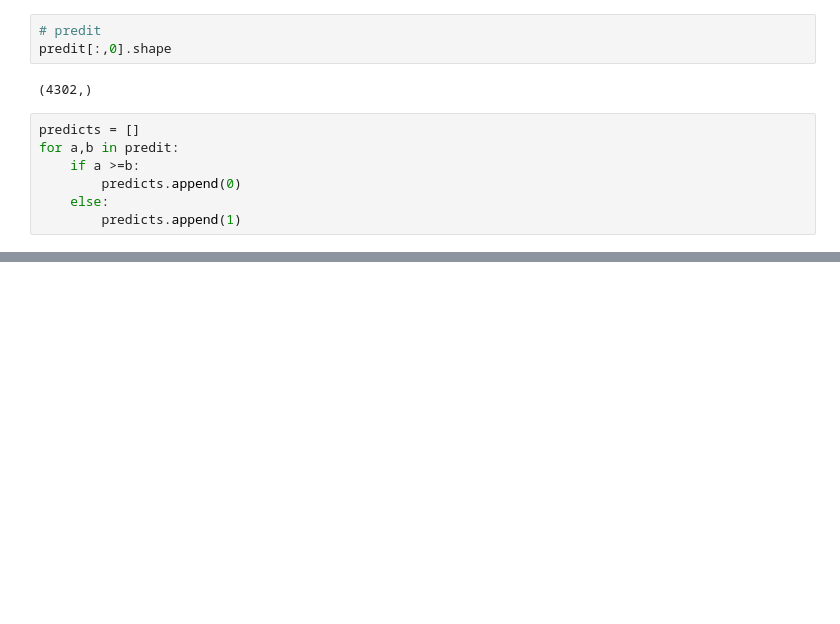
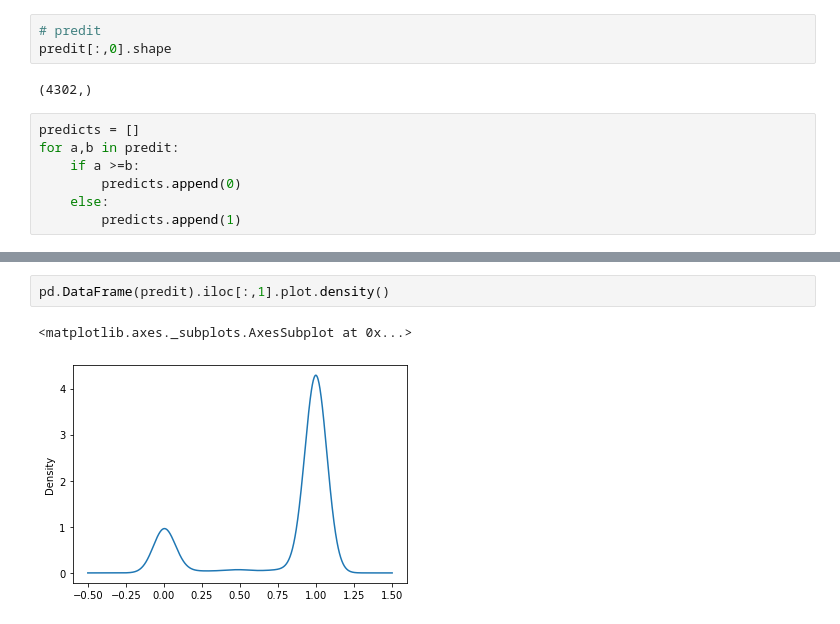
Before and after one commit to aminkhod/DDI-Project, a Jupyter notebook: Predicting and understanding comprehensive drug-drug/CNN on triple DDI.ipynb, the cells around one changed output, grey strips where cells are left out. Drawn from its saved outputs; the diff is of its cells as text; blank space fills up the shorter version.

```diff
--- a/Predicting and understanding comprehensive drug-drug/CNN on triple DDI.ipynb
+++ b/Predicting and understanding comprehensive drug-drug/CNN on triple DDI.ipynb
@@ -279,0 +281,5 @@ The tick2On function was deprecated in Matplotlib 3.1 and will be removed in 3.3
+# %%
+pd.DataFrame(predit).iloc[:,1].plot.density()
+# %% [output]
+<matplotlib.axes._subplots.AxesSubplot at 0x...>
+[figure, added]
```
Also changed, not shown: parts of 20 cells of this notebook, 21 other files.
